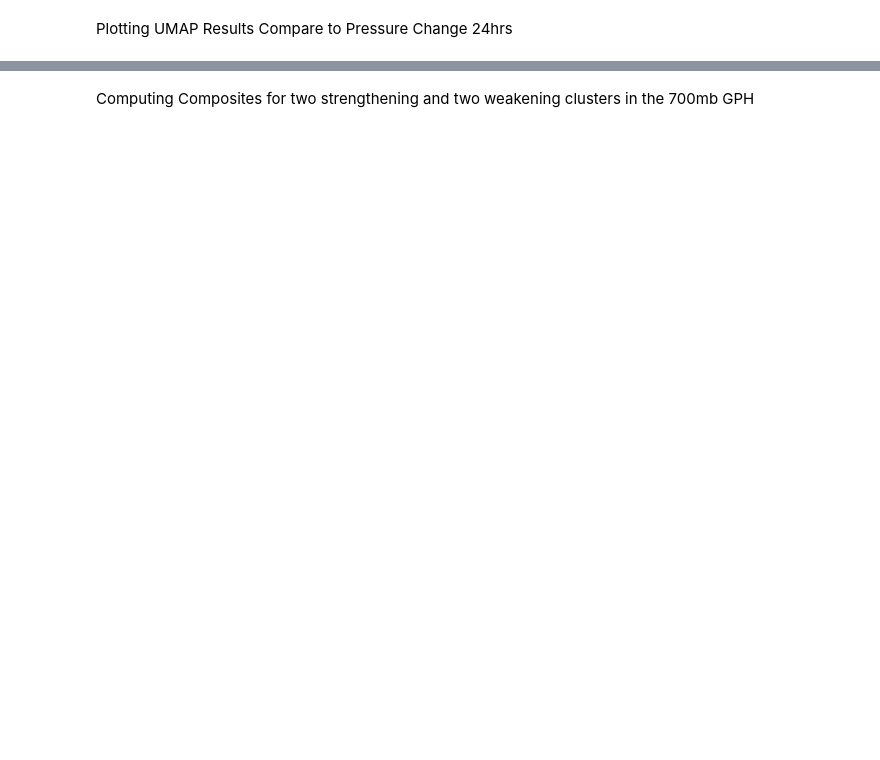
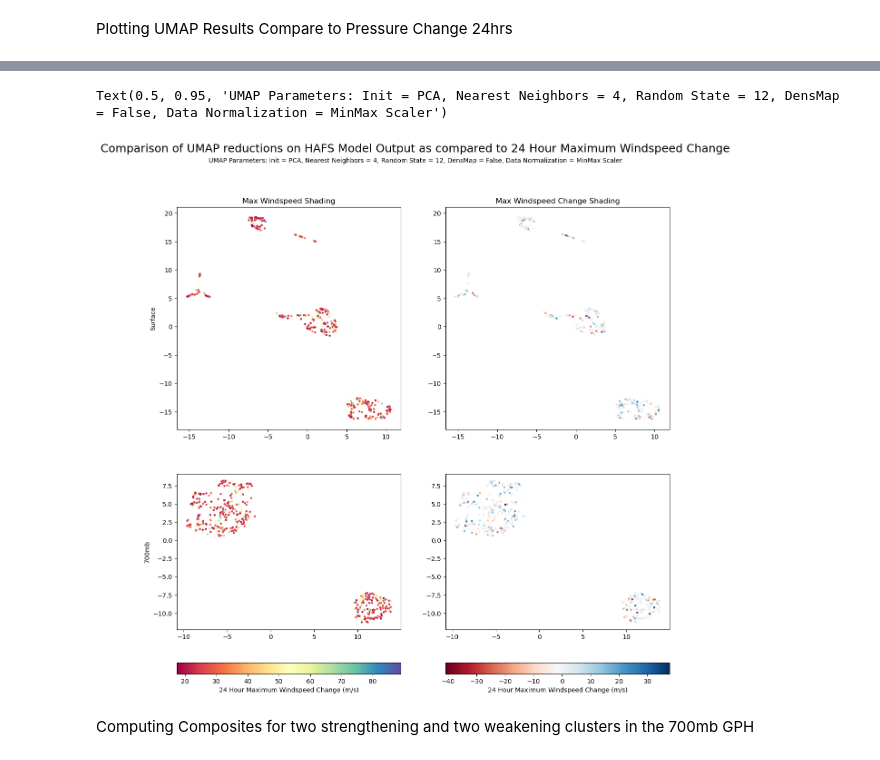
Before and after one commit to ArcticOctopi/Dimensional-Reduction-in-Tropical-Cyclones, a Jupyter notebook: UMAP_processing_workflow.ipynb, the cells around one changed output, grey strips where cells are left out. Cells and saved outputs as stored; diff of their text form; code cells hidden in the pictures; blank space fills up the shorter version.

```diff
--- a/UMAP_processing_workflow.ipynb
+++ b/UMAP_processing_workflow.ipynb
@@ -85,3 +65,5 @@ ds_cleaned = ds_cleaned.dropna(dim = 'frame_number', how = 'any')
+# %%
+ds_cleaned = xr.open_dataset('CombinedDataset.nc')
 # %%
 lats = ds_cleaned['center_lat'].isel(levels = 0).values
 lons = ds_cleaned['center_lon'].isel(levels = 0).values
@@ -424,3 +416,36 @@ Text(0.5, 0.9, 'UMAP Parameters: Init = PCA, Nearest Neighbors = 5, Random State
+# %%
+fig, ax = plt.subplots(nrows = 2, ncols = 2, figsize = (14,14))
+
+sfc_ws_im = ax[0,0].scatter(embedding_GHsfc_n5[:,0], embedding_GHsfc_n5[:,1], c = max_winds, cmap = 'Spectral', s = 5)
+ax[0,0].set_ylabel('Surface')
+ax[0,0].set_title('Max Windspeed Shading')
+
+ax[1,0].scatter(embedding_GH700_n5[:,0], embedding_GH700_n5[:,1], c = max_winds, cmap = 'Spectral', s = 5)
+ax[1,0].set_ylabel('700mb')
+
+
+
+# mslp_im = ax[4,0].scatter(embedding_GH700_n20[:,0], embedding_GH700_n20[:,1], c = mslp, cmap = 'Spectral_r', s = 5)
+# ax[4,0].set_ylabel('N Nearest Neighbors = 20')
+fig.colorbar(sfc_ws_im, ax = ax[1,0], location = 'bottom', label = '24 Hour Maximum Windspeed Change (m/s)')
+
+ax[0,1].scatter(embedding_GHsfc_n5[:,0], embedding_GHsfc_n5[:,1], c = wind_change, cmap = 'RdBu', s = 5)
+ax[0,1].set_title('Max Windspeed Change Shading')
+
+sfc_ws_change_im = ax[1,1].scatter(embedding_GH700_n5[:,0], embedding_GH700_n5[:,1], c = wind_change, cmap = 'RdBu', s = 5)
+
+# max_wind_im = ax[4,1].scatter(embedding_GH700_n20[:,0], embedding_GH700_n20[:,1], c = max_winds, cmap = 'Spectral', s = 5)
+fig.colorbar(sfc_ws_change_im, ax = ax[1,1], location = 'bottom', label = '24 Hour Maximum Windspeed Change (m/s)')
+
+# fig.suptitle('Comparison of UMAP reductions on HAFS 700 GPH Model Output' \
+#             '\n Data was filtered for winds over 17 m/s and Northern Hemisphere Storms.')
+
+fig.suptitle( 'Comparison of UMAP reductions on HAFS Model Output as compared to 24 Hour Maximum Windspeed Change', fontsize=18, ha='center', transform=fig.transFigure)
+# Subtitle on a new line
+fig.text(0.5, 0.95, "UMAP Parameters: Init = PCA, Nearest Neighbors = 4, Random State = 12, DensMap = False, Data Normalization = MinMax Scaler", fontsize=10, ha='center', transform=fig.transFigure)
+# %% [output]
+Text(0.5, 0.95, 'UMAP Parameters: Init = PCA, Nearest Neighbors = 4, Random State = 12, DensMap = False, Data Normalization = MinMax Scaler')
+[figure, added]
 # %% [markdown]
 Computing Composites for two strengthening and two weakening clusters in the 700mb GPH
 # %%
```
Also changed, not shown: parts of 39 cells of this notebook, 22 other files.
